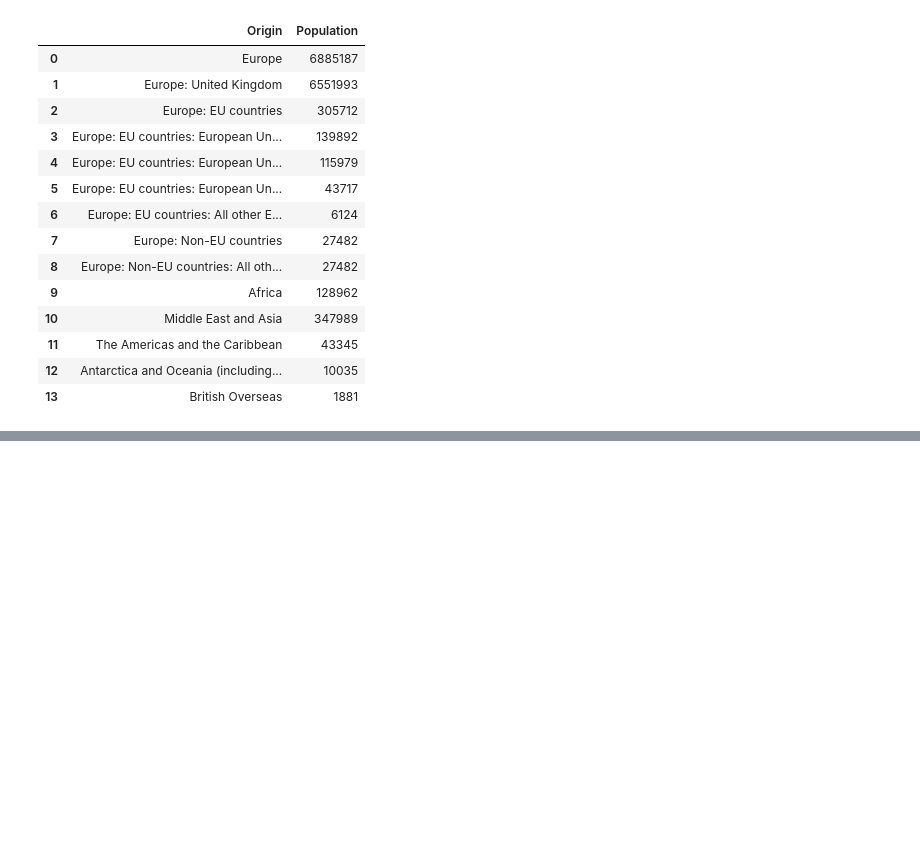
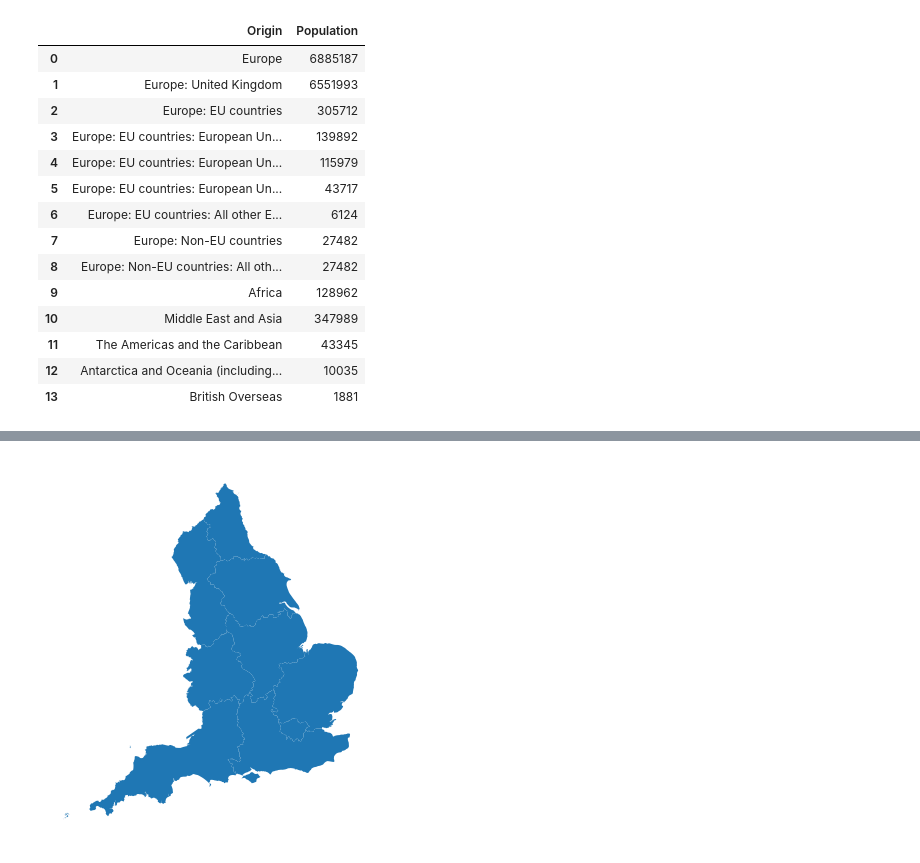
Before and after one commit to alexgregory1/work_experience_notebooks, a Jupyter notebook: notebook1.ipynb, the cells around one changed output, grey strips where cells are left out. Cells and saved outputs as stored; diff of their text form; code cells hidden in the pictures; blank space fills up the shorter version.

```diff
--- a/notebook1.ipynb
+++ b/notebook1.ipynb
@@ -119,0 +232,5 @@ ax.set_xlabel("Origin")
+# %%
+import geopandas as gpd
+
+df_shape = gpd.read_file(root / "shape_data" / "England_rgn_2022" / "England_rgn_2022.shp")
+df_shape.head()
@@ -119,0 +244,5 @@ ax.set_xlabel("Origin")
+# %%
+df_shape.plot()
+plt.axis("off");
+# %% [output]
+[figure, added]
```
Also changed, not shown: parts of 16 cells of this notebook.
